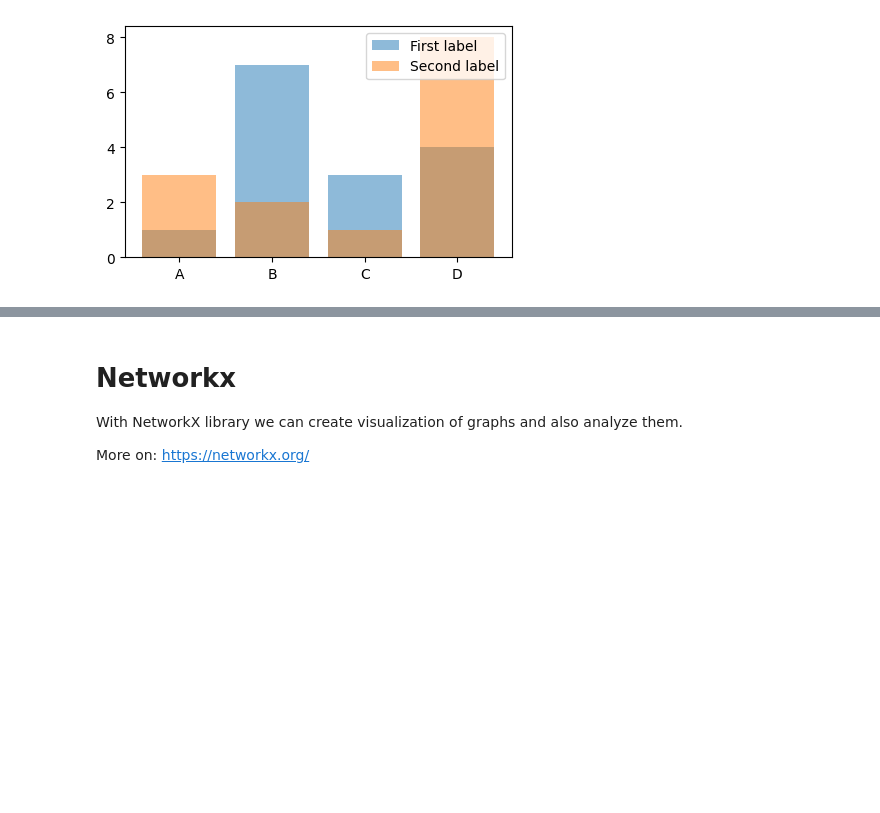
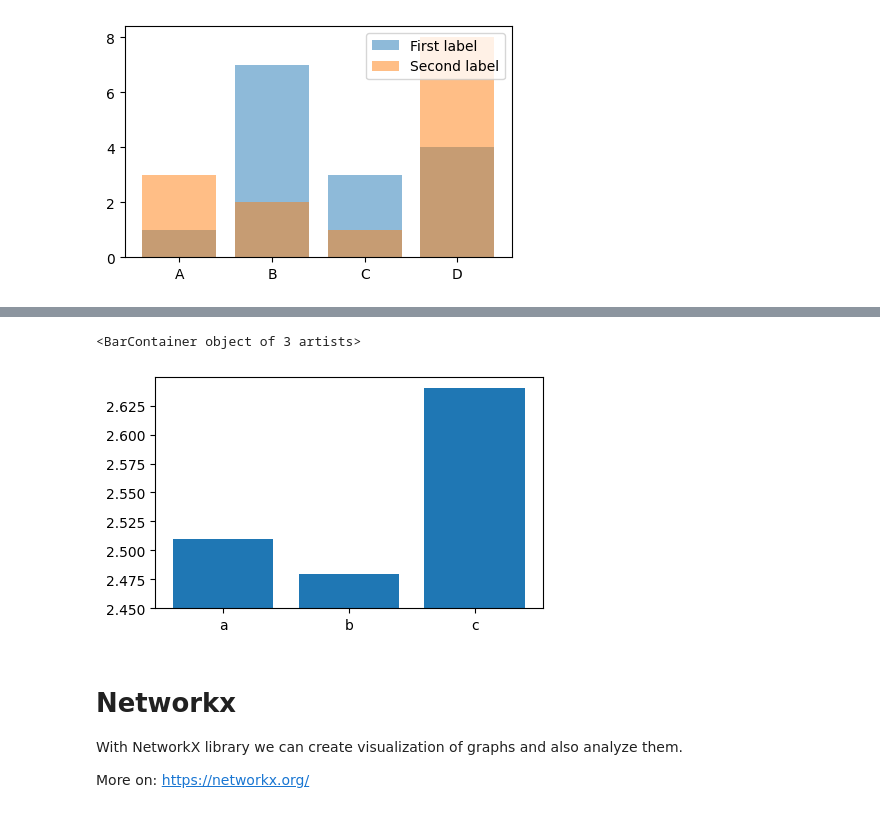
Before and after one commit to MattiaFiore/Source-Coding-Project, a Jupyter notebook: Introduction.ipynb, the cells around one changed output, grey strips where cells are left out. Drawn from its saved outputs; the diff is of its cells as text; code cells hidden in the pictures; blank space fills up the shorter version.

```diff
--- a/Introduction.ipynb
+++ b/Introduction.ipynb
@@ -146,3 +195,14 @@ plt.legend(['First label', 'Second label'])
+# %%
+# To rescale the graph in order to see the small differences we can do:
+
+offset = 2.45
+elements = ['a', 'b', 'c']
+values = [2.51 , 2.48, 2.64]
+
+plt.bar(elements, [i - offset for i in values], bottom = offset)
+# %% [output]
+<BarContainer object of 3 artists>
+[figure, added]
 # %% [markdown]
 # Networkx
 
```
Also changed, not shown: parts of 20 cells of this notebook.
